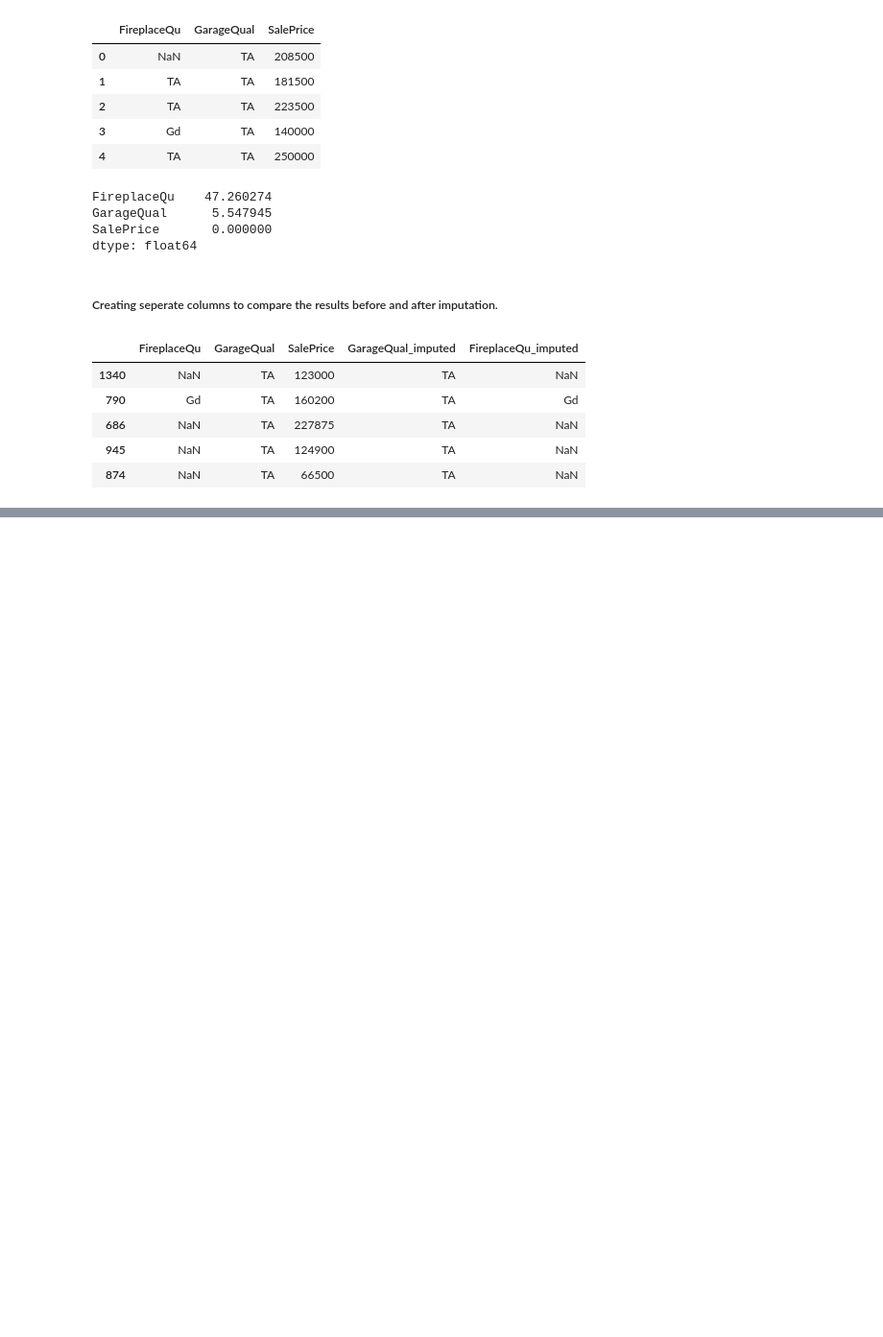
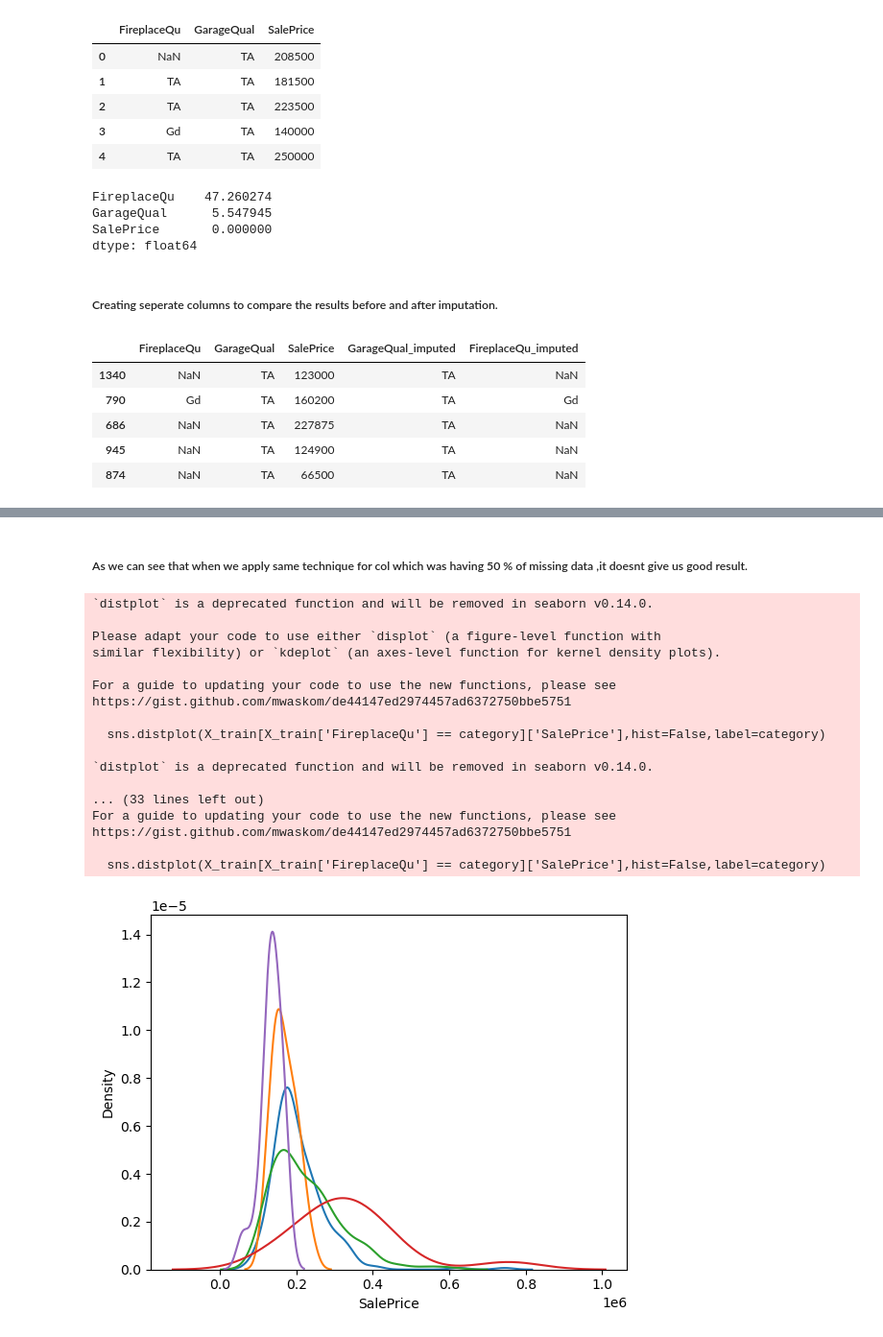
Before and after one commit to Shreyasb1015/Machine-Learning, a Jupyter notebook: handling-missing-data/random-sample-imputation.ipynb, the cells around one changed output, grey strips where cells are left out. Shown: that part at 96% size. Saved outputs shown, nothing was run; the diff lists cells and outputs as text; code cells hidden in the pictures; blank space fills up the shorter version.

Commit message:
handling missing data

```diff
--- a/handling-missing-data/random-sample-imputation.ipynb
+++ b/handling-missing-data/random-sample-imputation.ipynb
@@ -186,3 +186,9 @@ X_train.sample(5)
 | 686 | NaN | TA | 227875 | TA | NaN |
 | 945 | NaN | TA | 124900 | TA | NaN |
 | 874 | NaN | TA | 66500 | TA | NaN |
+# %%
+X_train['GarageQual_imputed'][X_train['GarageQual_imputed'].isnull()] = X_train['GarageQual'].dropna().sample(X_train['GarageQual'].isnull().sum()).values
+X_test['GarageQual_imputed'][X_test['GarageQual_imputed'].isnull()] = X_train['GarageQual'].dropna().sample(X_test['GarageQual'].isnull().sum()).values
+
+X_train['FireplaceQu_imputed'][X_train['FireplaceQu_imputed'].isnull()] = X_train['FireplaceQu'].dropna().sample(X_train['FireplaceQu'].isnull().sum()).values
+X_test['FireplaceQu_imputed'][X_test['FireplaceQu_imputed'].isnull()] = X_train['FireplaceQu'].dropna().sample(X_test['FireplaceQu'].isnull().sum()).values
@@ -188,0 +248,25 @@ X_train.sample(5)
+# %% [markdown]
+##### As we can see that when we apply same technique for col which was having 50 % of missing data ,it doesnt give us good result.
+# %%
+for category in X_train['FireplaceQu'].dropna().unique():
+    sns.distplot(X_train[X_train['FireplaceQu'] == category]['SalePrice'],hist=False,label=category)
+plt.show()
+# %% [output]
+`distplot` is a deprecated function and will be removed in seaborn v0.14.0.
+
+Please adapt your code to use either `displot` (a figure-level function with
+similar flexibility) or `kdeplot` (an axes-level function for kernel density plots).
+
+For a guide to updating your code to use the new functions, please see
+https://gist.github.com/mwaskom/de44147ed2974457ad6372750bbe5751
+
+  sns.distplot(X_train[X_train['FireplaceQu'] == category]['SalePrice'],hist=False,label=category)
+
+`distplot` is a deprecated function and will be removed in seaborn v0.14.0.
+
+... (33 lines left out)
+For a guide to updating your code to use the new functions, please see
+https://gist.github.com/mwaskom/de44147ed2974457ad6372750bbe5751
+
+  sns.distplot(X_train[X_train['FireplaceQu'] == category]['SalePrice'],hist=False,label=category)
+[figure, added]
```
Also changed, not shown: parts of 4 cells of this notebook.
